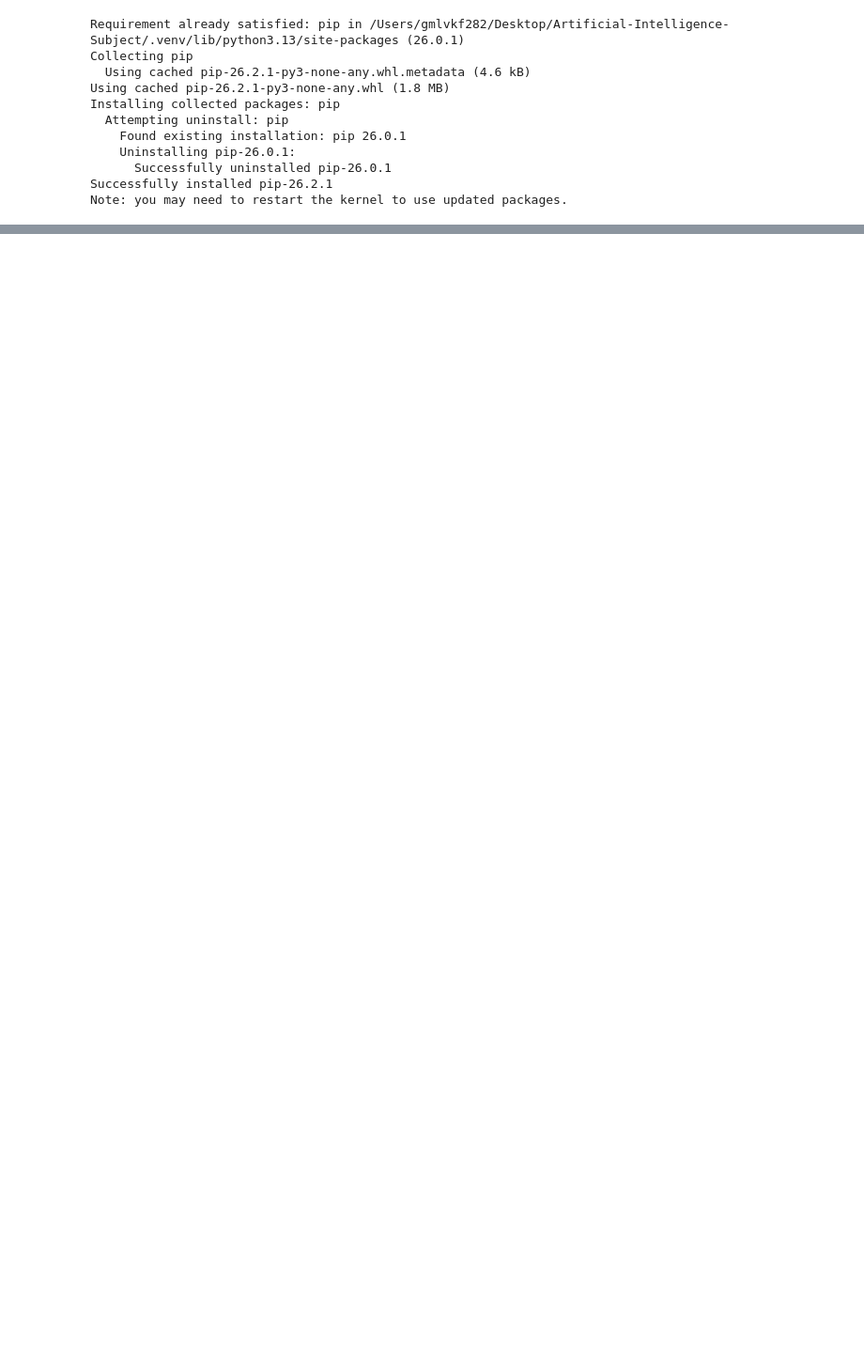
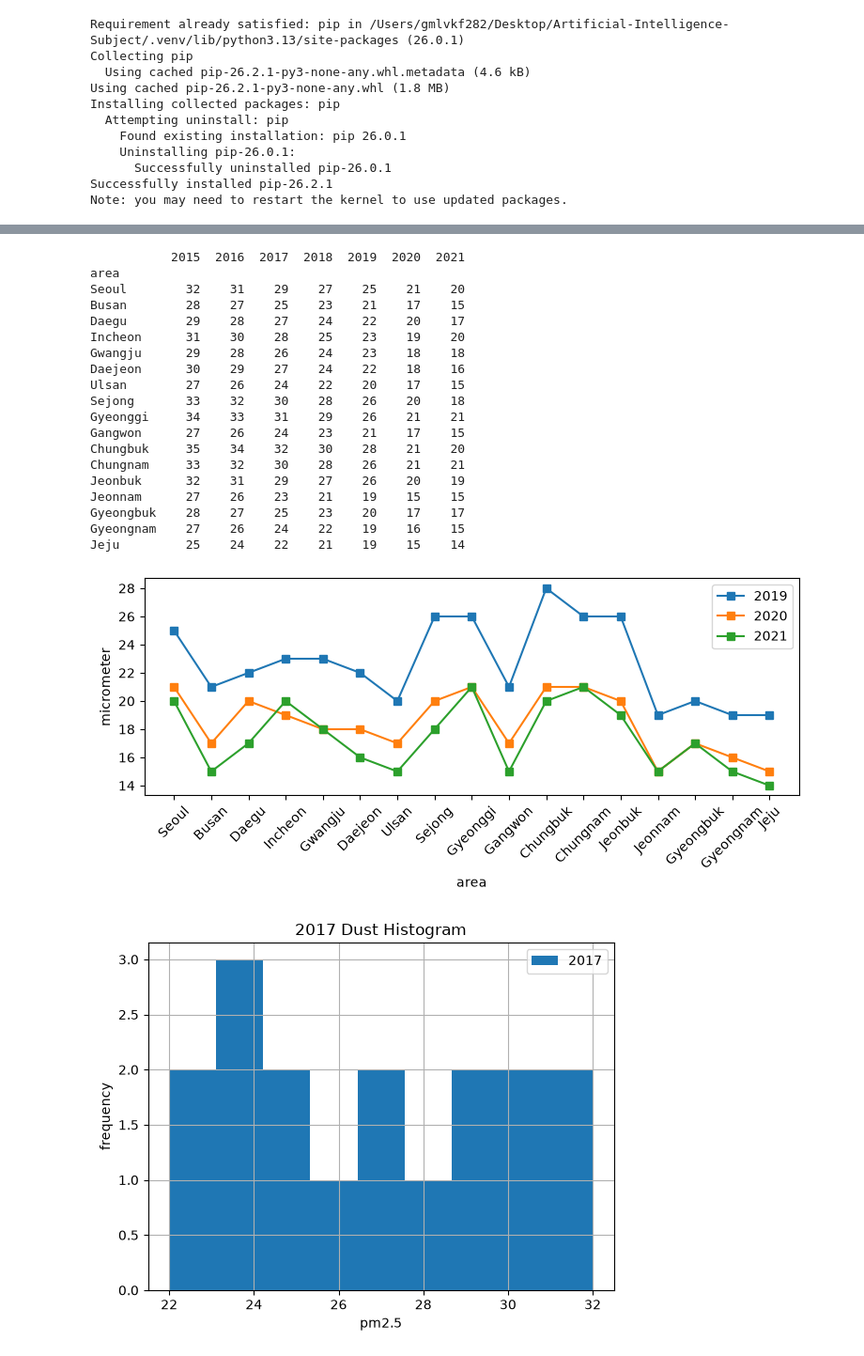
Before and after one commit to H1pal/AI-Subject, a Jupyter notebook: DPreprocessing/데이터시각화_1312.ipynb, the cells around one changed output, grey strips where cells are left out. Shown at 94% size. Drawn from its saved outputs; the diff is of its cells as text; code cells hidden in the pictures; blank space fills up the shorter version.

```diff
--- a/DPreprocessing/데이터시각화_1312.ipynb
+++ b/DPreprocessing/데이터시각화_1312.ipynb
@@ -33,0 +38,51 @@ plt.plot(x_data, y_data)
+# %%
+import pandas as pd
+import matplotlib.pyplot as plt
+
+data = pd.read_excel("./assets/dust_pm25.xlsx", index_col='area')
+print(data)
+plt.figure(figsize=(9,3))
+
+
+# year_list = data['year']
+# print(year_list)
+for year in range(2019, 2022):
+    y_data = data[year]
+    plt.plot(y_data, marker='s', label=year)
+
+plt.xlabel("area")
+plt.ylabel("micrometer")
+plt.xticks(rotation=45)
+plt.legend()
+plt.show()
+
+data2017 = data[2017]
+plt.hist(data2017, bins=9, label="2017")
+plt.xlabel("pm2.5")
+plt.ylabel("frequency")
+plt.title("2017 Dust Histogram")
+plt.legend()
+plt.grid()
+plt.show()
+# %% [output]
+           2015  2016  2017  2018  2019  2020  2021
+area
+Seoul        32    31    29    27    25    21    20
+Busan        28    27    25    23    21    17    15
+Daegu        29    28    27    24    22    20    17
+Incheon      31    30    28    25    23    19    20
+Gwangju      29    28    26    24    23    18    18
+Daejeon      30    29    27    24    22    18    16
+Ulsan        27    26    24    22    20    17    15
+Sejong       33    32    30    28    26    20    18
+Gyeonggi     34    33    31    29    26    21    21
+Gangwon      27    26    24    23    21    17    15
+Chungbuk     35    34    32    30    28    21    20
+Chungnam     33    32    30    28    26    21    21
+Jeonbuk      32    31    29    27    26    20    19
+Jeonnam      27    26    23    21    19    15    15
+Gyeongbuk    28    27    25    23    20    17    17
+Gyeongnam    27    26    24    22    19    16    15
+Jeju         25    24    22    21    19    15    14
+[figure, added]
+[figure, added]
```
Also changed, not shown: parts of 1 cell of this notebook, 2 other files.
